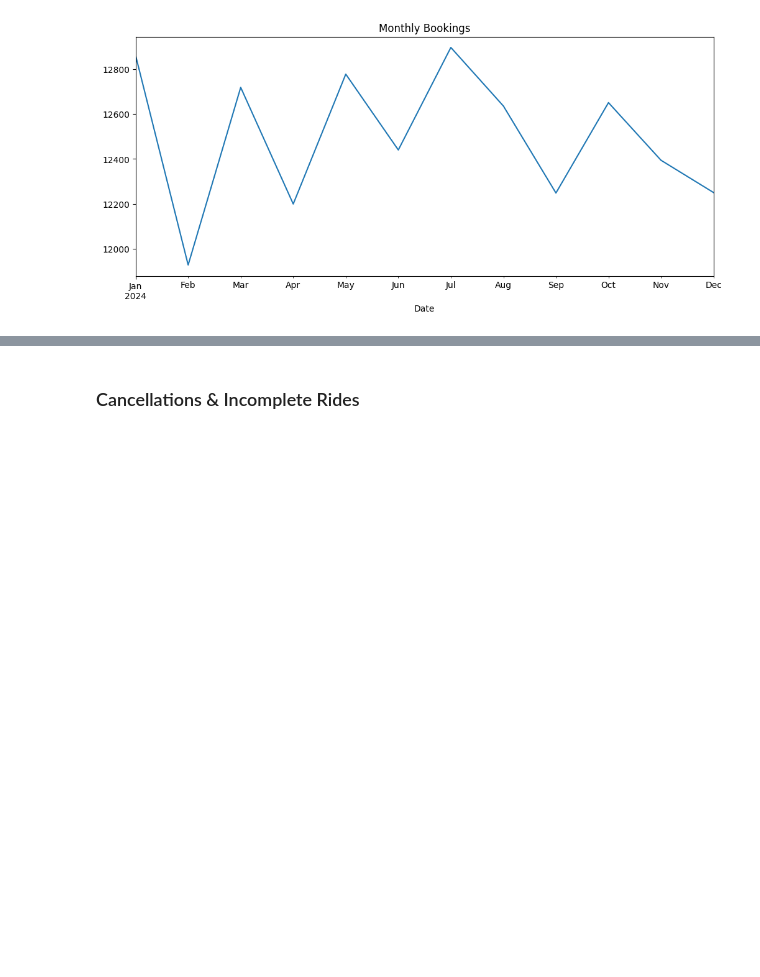
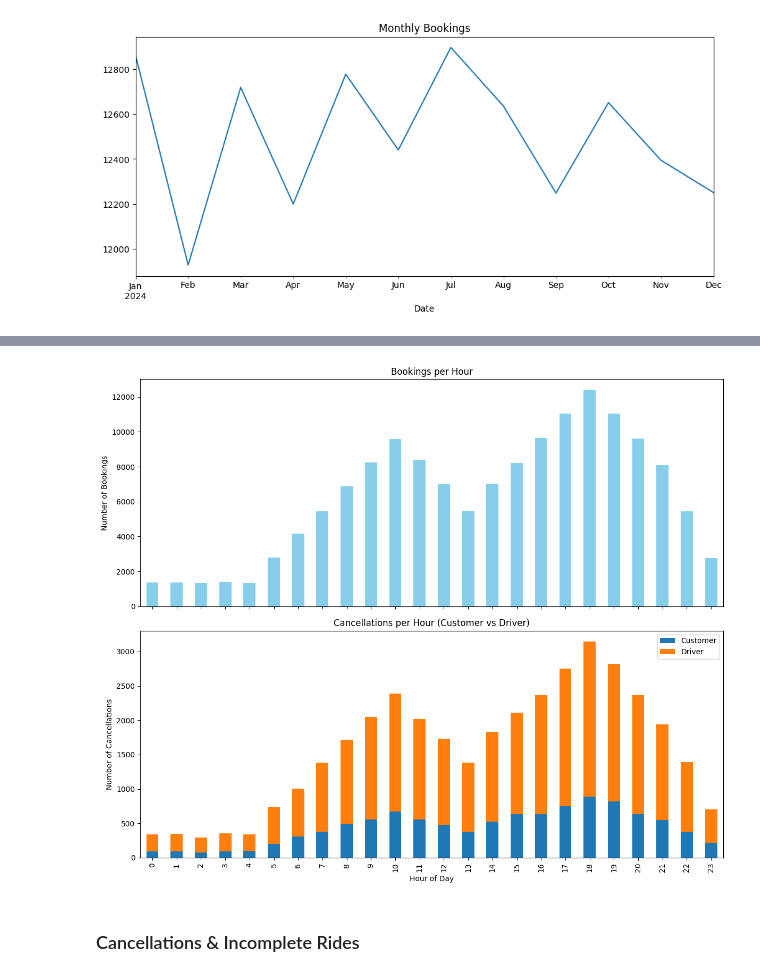
Before and after one commit to ARUN-R-DAS/uber_data_analysis, a Jupyter notebook: uber.ipynb, the cells around one changed output, grey strips where cells are left out. Drawn from its saved outputs; the diff is of its cells as text; code cells hidden in the pictures; blank space fills up the shorter version.

```diff
--- a/uber.ipynb
+++ b/uber.ipynb
@@ -512,3 +509,30 @@ plt.show()
+# %%
+# --- Bookings per hour ---
+bookings_by_hour = df.groupby('hours')['Booking ID'].count().reindex(range(24), fill_value=0)
+
+# --- Cancellations per hour (Customer + Driver separately) ---
+by_hour = pd.DataFrame({
+    'Customer': df['Cancelled Rides by Customer'].notna().groupby(df['hours']).sum(),
+    'Driver':   df['Cancelled Rides by Driver'  ].notna().groupby(df['hours']).sum()
+}).reindex(range(24), fill_value=0)
+
+# --- Plot side by side ---
+fig, ax = plt.subplots(2, 1, figsize=(12,10), sharex=True)
+
+# Bookings
+bookings_by_hour.plot(kind='bar', ax=ax[0], color='skyblue', title="Bookings per Hour")
+ax[0].set_ylabel("Number of Bookings")
+
+# Cancellations
+by_hour.plot(kind='bar', stacked=True, ax=ax[1], title="Cancellations per Hour (Customer vs Driver)")
+ax[1].set_ylabel("Number of Cancellations")
+ax[1].set_xlabel("Hour of Day")
+
+plt.xticks(range(24))
+plt.tight_layout()
+plt.show()
+# %% [output]
+[figure, added]
 # %% [markdown]
 ### Cancellations & Incomplete Rides
 # %%
```
Also changed, not shown: parts of 3 cells of this notebook, 1 other file.
